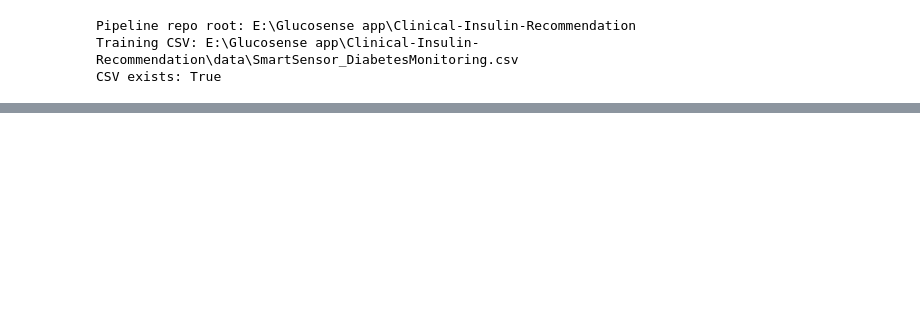
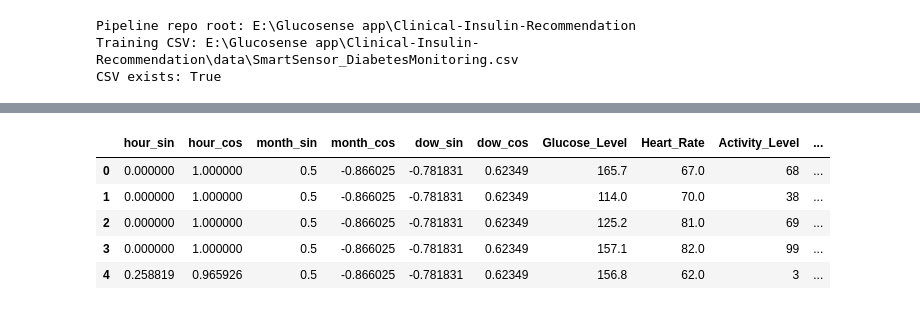
Before and after one commit to wangoloi/Final-Year-Full-Project, a Jupyter notebook: Clinical-Insulin-Recommendation/notebooks/clinical_insulin_training.ipynb, the cells around one changed output, grey strips where cells are left out. Cells and saved outputs as stored; diff of their text form; code cells hidden in the pictures; blank space fills up the shorter version.

```diff
--- a/Clinical-Insulin-Recommendation/notebooks/clinical_insulin_training.ipynb
+++ b/Clinical-Insulin-Recommendation/notebooks/clinical_insulin_training.ipynb
@@ -114,0 +456,85 @@ INFO Deployed bundle to E:\Glucosense app\Clinical-Insulin-Recommendation\output
+# %%
+from clinical_insulin_pipeline.data.dataset import load_raw_csv, prepare_dataset, build_modeling_frame
+from clinical_insulin_pipeline.data.features import (
+    add_cyclical_time_features,
+    add_derived_clinical_features,
+    feature_columns_after_engineering,
+)
+from clinical_insulin_pipeline.config import TARGET_COL
+from sklearn.linear_model import LinearRegression
+
+import matplotlib.pyplot as plt
+import numpy as np
+import pandas as pd
+
+raw_df = load_raw_csv(csv_path)
+print("Raw CSV shape:", raw_df.shape)
+display(raw_df.head())
+
+print("\nMissing values per column:")
+display(raw_df.isna().sum().sort_values(ascending=False))
+
+print("\nData types:")
+display(raw_df.dtypes)
+
+numeric_cols = raw_df.select_dtypes(include=["number"]).columns.tolist()
+categorical_cols = raw_df.select_dtypes(include=["object"]).columns.difference(["Timestamp"]).tolist()
+
+print("\nNumeric columns:", numeric_cols)
+print("Categorical/object columns:", categorical_cols)
+
+clean_df = raw_df.copy()
+for col in numeric_cols:
+    clean_df[col] = clean_df[col].fillna(clean_df[col].median())
+
+for col in categorical_cols:
+    if clean_df[col].isna().any():
+        mode_value = clean_df[col].mode().iloc[0] if not clean_df[col].mode().empty else "Missing"
+        clean_df[col] = clean_df[col].fillna(mode_value)
+
+print("\nAfter imputation, missing values remaining:")
+display(clean_df.isna().sum().sort_values(ascending=False))
+
+clean_df = add_cyclical_time_features(clean_df)
+clean_df = add_derived_clinical_features(clean_df)
+
+feature_df = clean_df[feature_columns_after_engineering()]
+print("\nFeatures after engineering:", feature_df.shape[1])
+display(feature_df.head())
+
+corr_with_target = feature_df.join(clean_df[TARGET_COL]).corr()[TARGET_COL].abs().sort_values(ascending=False)
+print("\nFeature correlation with target:")
+display(corr_with_target)
+
+def compute_vif(X: pd.DataFrame) -> pd.Series:
+    vif_values = {}
+    for col in X.columns:
+        y = X[col].values.reshape(-1, 1)
+        X_other = X.drop(columns=[col]).values
+        model = LinearRegression().fit(X_other, y)
+        r2 = model.score(X_other, y)
+        vif_values[col] = float("inf") if np.isclose(r2, 1.0) else 1.0 / (1.0 - r2)
+    return pd.Series(vif_values).sort_values(ascending=False)
+
+print("\nTop VIF scores (multicollinearity):")
+display(compute_vif(feature_df).head(15))
+
+outlier_cols = ["BMI", "Blood_Pressure_Systolic", "Blood_Pressure_Diastolic"]
+fig, ax = plt.subplots(figsize=(10, 5))
+clean_df[outlier_cols].boxplot(ax=ax)
+ax.set_title("Outlier candidates for BMI and blood pressure")
+plt.show()
+
+z_scores = np.abs((feature_df - feature_df.mean()) / feature_df.std(ddof=0))
+high_z = (z_scores > 3).sum().sort_values(ascending=False)
+print("\nCount of extreme z-score values by feature:")
+display(high_z[high_z > 0])
+
+bundle = prepare_dataset(csv_path)
+print("\nGroup-aware train/test split:")
+print("  Train rows:", len(bundle.X_train))
+print("  Test rows:", len(bundle.X_test))
+print("  Patient groups in train/test:", len(set(bundle.groups_train)), len(set(bundle.groups_test)))
+print("  Rows removed by IQR outlier filtering:", bundle.n_rows_dropped_iqr)
+print("  Final modeling features:", len(bundle.feature_names))
+# %% [output]
@@ -114,0 +611,6 @@ INFO Deployed bundle to E:\Glucosense app\Clinical-Insulin-Recommendation\output
+|  | hour_sin | hour_cos | month_sin | month_cos | dow_sin | dow_cos | Glucose_Level | Heart_Rate | Activity_Level | ... |
+| 0 | 0.000000 | 1.000000 | 0.5 | -0.866025 | -0.781831 | 0.62349 | 165.7 | 67.0 | 68 | ... |
+| 1 | 0.000000 | 1.000000 | 0.5 | -0.866025 | -0.781831 | 0.62349 | 114.0 | 70.0 | 38 | ... |
+| 2 | 0.000000 | 1.000000 | 0.5 | -0.866025 | -0.781831 | 0.62349 | 125.2 | 81.0 | 69 | ... |
+| 3 | 0.000000 | 1.000000 | 0.5 | -0.866025 | -0.781831 | 0.62349 | 157.1 | 82.0 | 99 | ... |
+| 4 | 0.258819 | 0.965926 | 0.5 | -0.866025 | -0.781831 | 0.62349 | 156.8 | 62.0 | 3 | ... |
```
Also changed, not shown: parts of 16 cells of this notebook, 8 other files.
